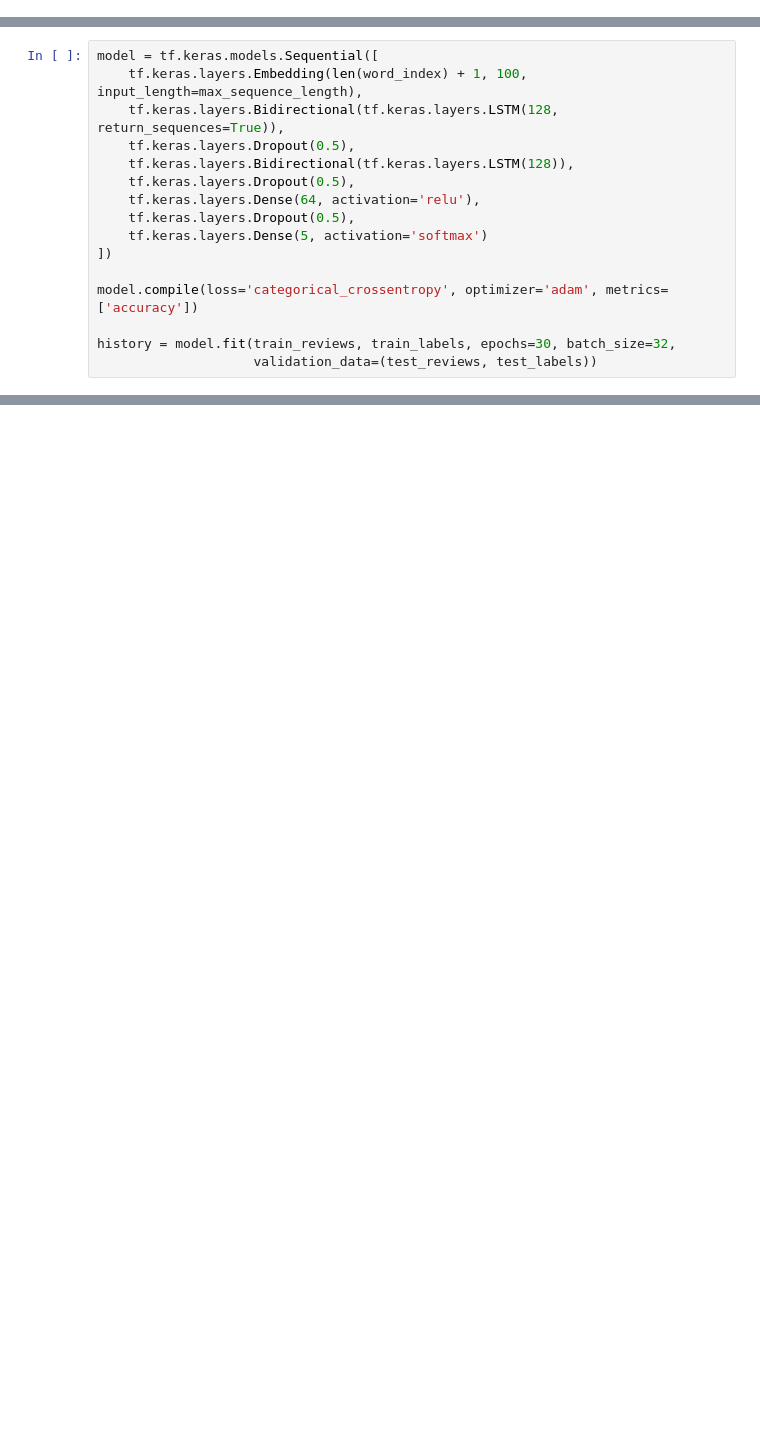
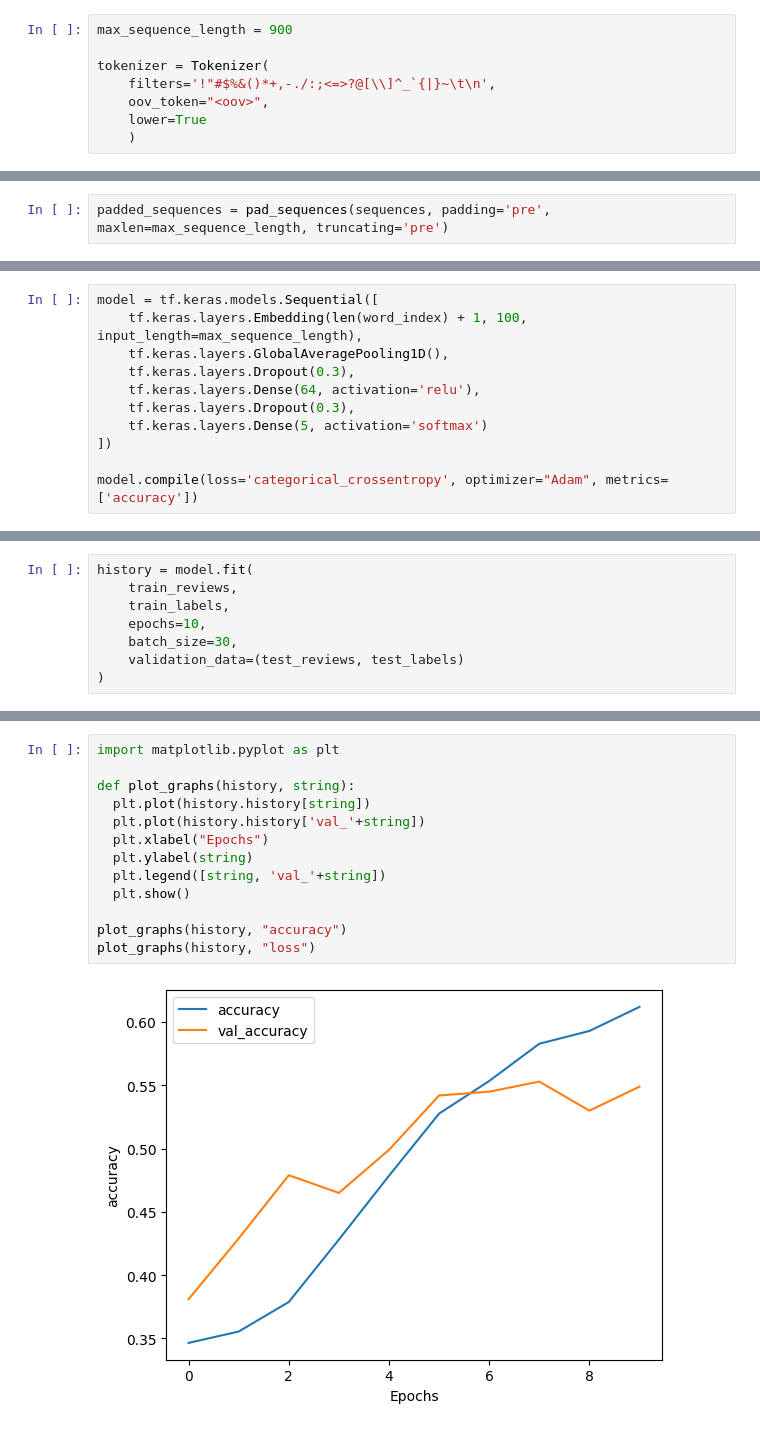
Before and after one commit to mhmd-k/Reviews-classifier, a Jupyter notebook: NLP.ipynb, the cells around one changed output, grey strips where cells are left out. Saved outputs shown, nothing was run; the diff lists cells and outputs as text; blank space fills up the shorter version.

```diff
--- a/NLP.ipynb
+++ b/NLP.ipynb
@@ -25,0 +37,8 @@ test_labels = to_categorical(labels[9000:], num_classes=5)
+# %%
+max_sequence_length = 900
+
+tokenizer = Tokenizer(
+    filters='!"#$%&()*+,-./:;<=>?@[\\]^_`{|}~\t\n',
+    oov_token="<oov>",
+    lower=True
+    )
@@ -25,0 +59,2 @@ test_labels = to_categorical(labels[9000:], num_classes=5)
+# %%
+padded_sequences = pad_sequences(sequences, padding='pre', maxlen=max_sequence_length, truncating='pre')
@@ -26,16 +70,11 @@ test_labels = to_categorical(labels[9000:], num_classes=5)
 # %%
 model = tf.keras.models.Sequential([
     tf.keras.layers.Embedding(len(word_index) + 1, 100, input_length=max_sequence_length),
-    tf.keras.layers.Bidirectional(tf.keras.layers.LSTM(128, return_sequences=True)),
-    tf.keras.layers.Dropout(0.5),
-    tf.keras.layers.Bidirectional(tf.keras.layers.LSTM(128)),
-    tf.keras.layers.Dropout(0.5),
+    tf.keras.layers.GlobalAveragePooling1D(),
+    tf.keras.layers.Dropout(0.3),
     tf.keras.layers.Dense(64, activation='relu'),
-    tf.keras.layers.Dropout(0.5),
+    tf.keras.layers.Dropout(0.3),
     tf.keras.layers.Dense(5, activation='softmax')
 ])
 
-model.compile(loss='categorical_crossentropy', optimizer='adam', metrics=['accuracy'])
-
-history = model.fit(train_reviews, train_labels, epochs=30, batch_size=32,
-                    validation_data=(test_reviews, test_labels))
+model.compile(loss='categorical_crossentropy', optimizer="Adam", metrics=['accuracy'])
@@ -44,0 +83,8 @@ KeyboardInterrupt:
+# %%
+history = model.fit(
+    train_reviews,
+    train_labels,
+    epochs=10,
+    batch_size=30,
+    validation_data=(test_reviews, test_labels)
+)
@@ -54,0 +123,15 @@ Test accuracy: 0.5059999823570251
+# %%
+import matplotlib.pyplot as plt
+
+def plot_graphs(history, string):
+  plt.plot(history.history[string])
+  plt.plot(history.history['val_'+string])
+  plt.xlabel("Epochs")
+  plt.ylabel(string)
+  plt.legend([string, 'val_'+string])
+  plt.show()
+
+plot_graphs(history, "accuracy")
+plot_graphs(history, "loss")
+# %% [output]
+[figure, added]
```
Also changed, not shown: parts of 27 cells of this notebook.
